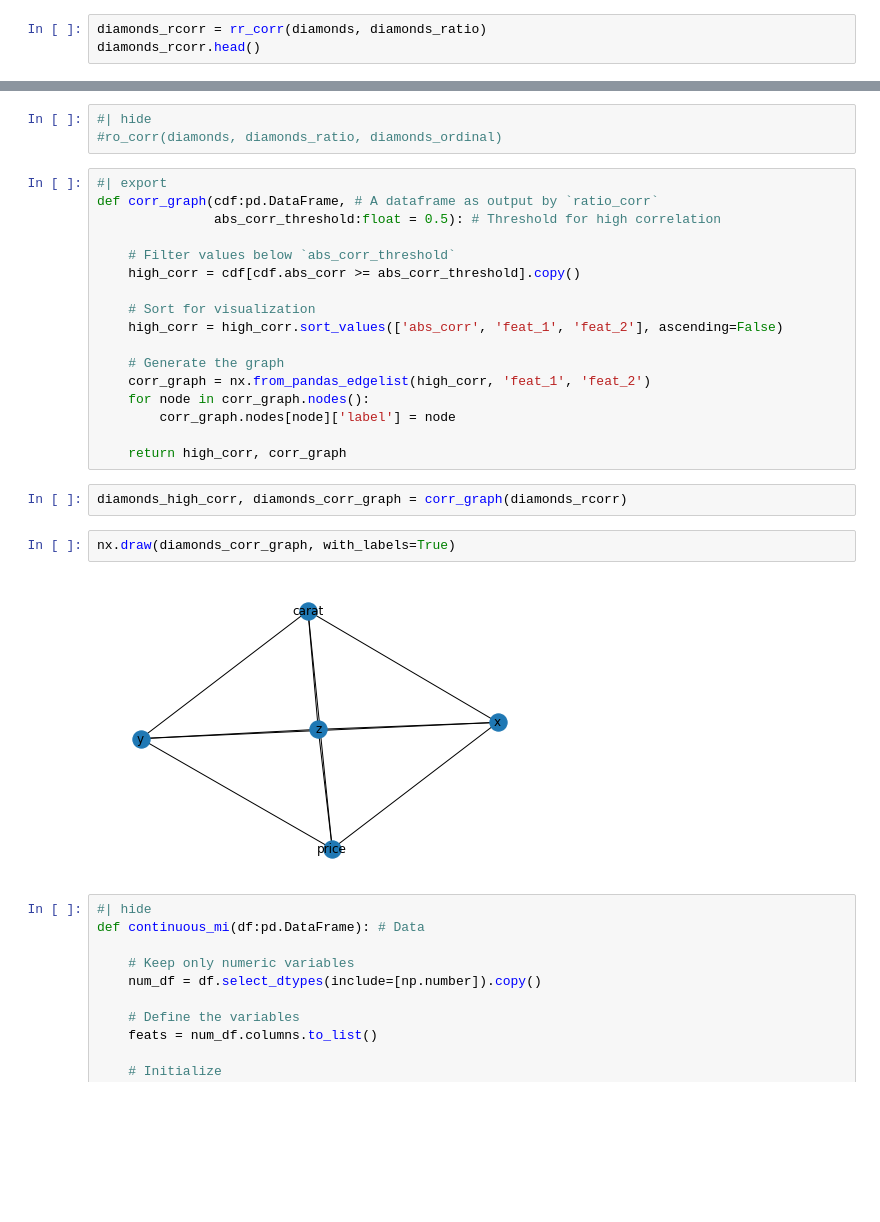
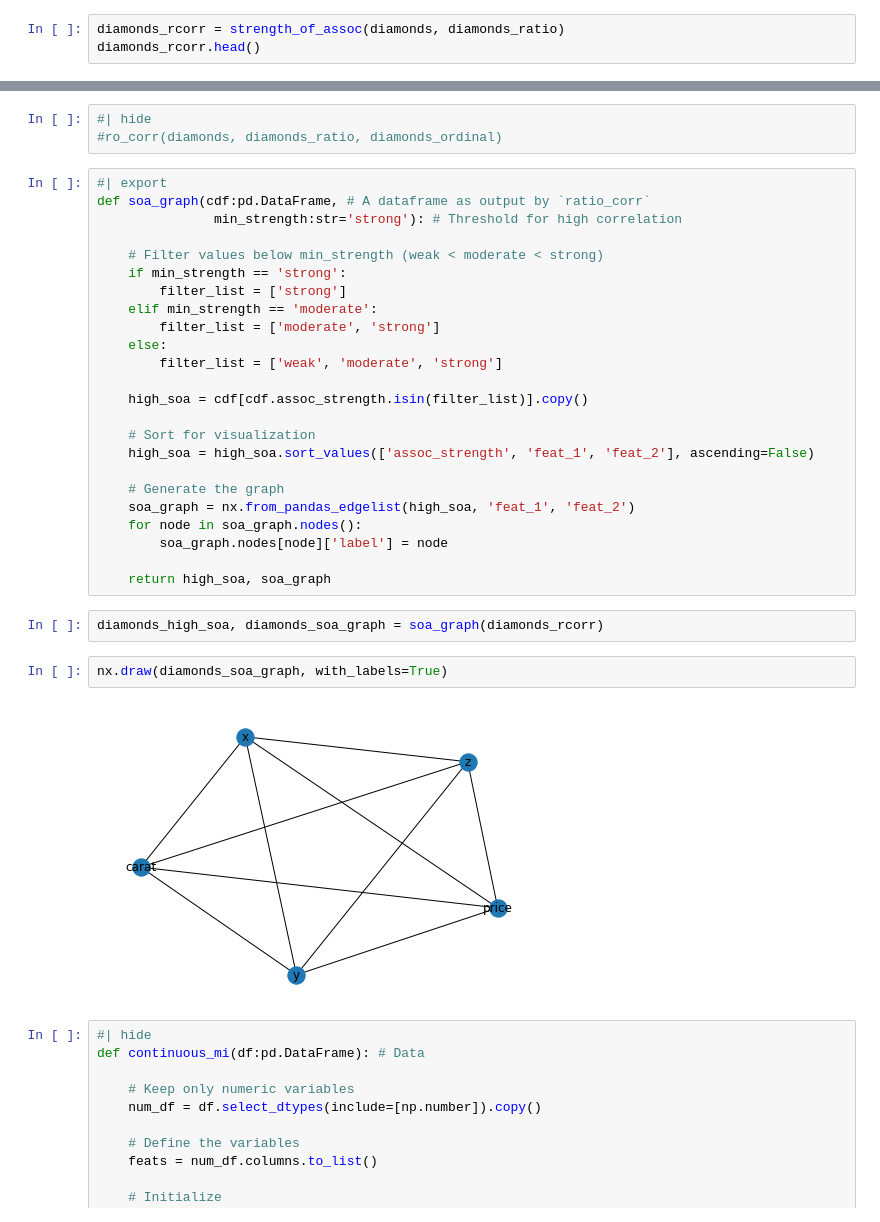
Before and after one commit to rcvalenzuela/aatools, a Jupyter notebook: 00_core.ipynb, the cells around one changed output, grey strips where cells are left out. Drawn from its saved outputs; the diff is of its cells as text; blank space fills up the shorter version.

Commit message:
Renamed corr to strength_of_assoc

```diff
--- a/00_core.ipynb
+++ b/00_core.ipynb
@@ -152,6 +197,6 @@ We say a variable has a ratio [level of measurement](https://en.wikipedia.org/wi
 
 For the diamonds dataset we have
 # %%
-diamonds_rcorr = rr_corr(diamonds, diamonds_ratio)
+diamonds_rcorr = strength_of_assoc(diamonds, diamonds_ratio)
 diamonds_rcorr.head()
 # %% [output]
@@ -189,27 +234,34 @@ def ro_corr(df:pd.DataFrame, # Data
 #ro_corr(diamonds, diamonds_ratio, diamonds_ordinal)
 # %%
 #| export
-def corr_graph(cdf:pd.DataFrame, # A dataframe as output by `ratio_corr`
-               abs_corr_threshold:float = 0.5): # Threshold for high correlation
+def soa_graph(cdf:pd.DataFrame, # A dataframe as output by `ratio_corr`
+               min_strength:str='strong'): # Threshold for high correlation
 
-    # Filter values below `abs_corr_threshold`
-    high_corr = cdf[cdf.abs_corr >= abs_corr_threshold].copy()
+    # Filter values below min_strength (weak < moderate < strong)
+    if min_strength == 'strong':
+        filter_list = ['strong']
+    elif min_strength == 'moderate':
+        filter_list = ['moderate', 'strong']
+    else:
+        filter_list = ['weak', 'moderate', 'strong']
+
+    high_soa = cdf[cdf.assoc_strength.isin(filter_list)].copy()
 
     # Sort for visualization
-    high_corr = high_corr.sort_values(['abs_corr', 'feat_1', 'feat_2'], ascending=False)
+    high_soa = high_soa.sort_values(['assoc_strength', 'feat_1', 'feat_2'], ascending=False)
 
     # Generate the graph
-    corr_graph = nx.from_pandas_edgelist(high_corr, 'feat_1', 'feat_2')
-    for node in corr_graph.nodes():
-        corr_graph.nodes[node]['label'] = node
+    soa_graph = nx.from_pandas_edgelist(high_soa, 'feat_1', 'feat_2')
+    for node in soa_graph.nodes():
+        soa_graph.nodes[node]['label'] = node
 
-    return high_corr, corr_graph
+    return high_soa, soa_graph
-# %%
-diamonds_high_corr, diamonds_corr_graph = corr_graph(diamonds_rcorr)
+# %%
+diamonds_high_soa, diamonds_soa_graph = soa_graph(diamonds_rcorr)
 # %%
-nx.draw(diamonds_corr_graph, with_labels=True)
+nx.draw(diamonds_soa_graph, with_labels=True)
 # %% [output]
-[figure, old version]
+[figure, new version]
 # %%
 #| hide
 def continuous_mi(df:pd.DataFrame): # Data
```
Also changed, not shown: parts of 21 cells of this notebook, 2 other files.
